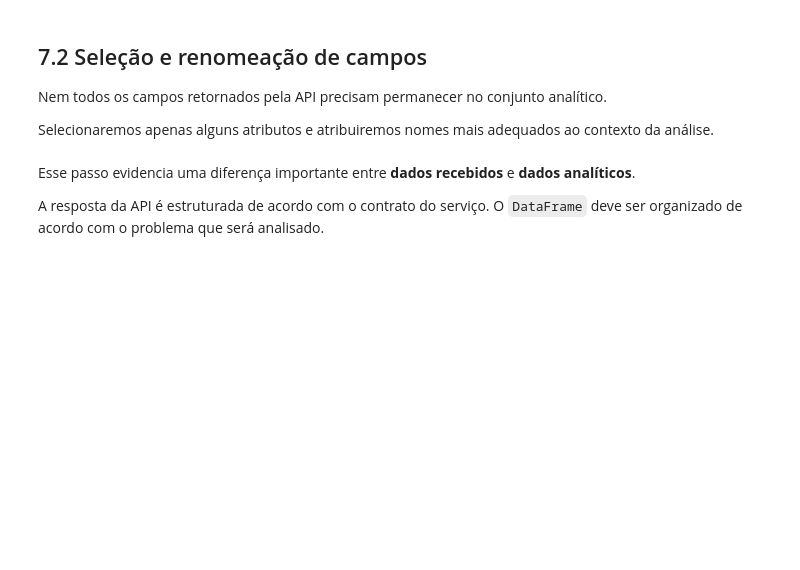
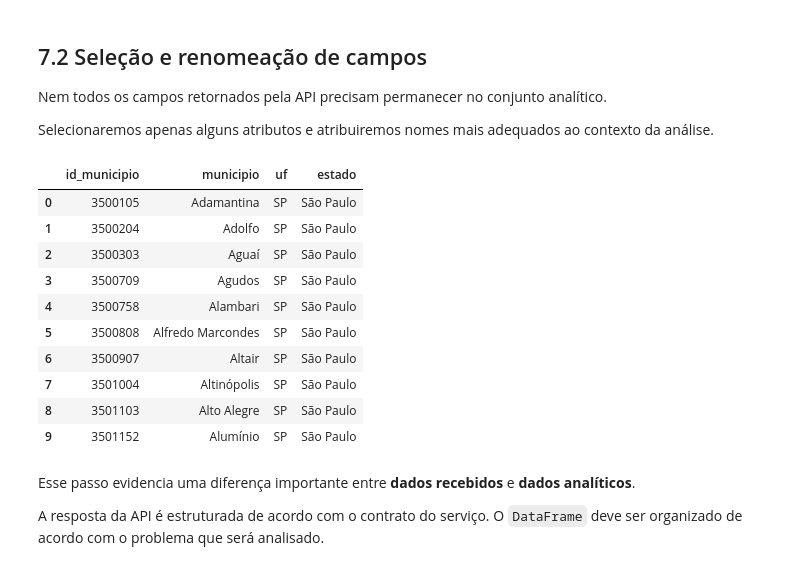
Before and after one commit to patrick0753/aulas_rafael_lapd, a Jupyter notebook: 5_Consumo_de_APIs_parte1.ipynb, the cells around one changed output. Cells and saved outputs as stored; diff of their text form; code cells hidden in the pictures; blank space fills up the shorter version.

```diff
--- a/5_Consumo_de_APIs_parte1.ipynb
+++ b/5_Consumo_de_APIs_parte1.ipynb
@@ -669,6 +749,30 @@ Quando queremos transformar estruturas aninhadas em formato tabular, `pd.json_no
 Nem todos os campos retornados pela API precisam permanecer no conjunto analítico.
 
 Selecionaremos apenas alguns atributos e atribuiremos nomes mais adequados ao contexto da análise.
+# %%
+colunas_ibge = {
+    "id": "id_municipio",
+    "nome": "municipio",
+    "microrregiao.mesorregiao.UF.sigla": "uf",
+    "microrregiao.mesorregiao.UF.nome": "estado"
+
+}
+df_municipios_resumo = (
+    df_municipios[list(colunas_ibge)].rename(columns=colunas_ibge).sort_values("municipio").reset_index(drop=True)
+)
+df_municipios_resumo.head(10)
+# %% [output]
+|  | id_municipio | municipio | uf | estado |
+| 0 | 3500105 | Adamantina | SP | São Paulo |
+| 1 | 3500204 | Adolfo | SP | São Paulo |
+| 2 | 3500303 | Aguaí | SP | São Paulo |
+| 3 | 3500709 | Agudos | SP | São Paulo |
+| 4 | 3500758 | Alambari | SP | São Paulo |
+| 5 | 3500808 | Alfredo Marcondes | SP | São Paulo |
+| 6 | 3500907 | Altair | SP | São Paulo |
+| 7 | 3501004 | Altinópolis | SP | São Paulo |
+| 8 | 3501103 | Alto Alegre | SP | São Paulo |
+| 9 | 3501152 | Alumínio | SP | São Paulo |
 # %% [markdown]
 Esse passo evidencia uma diferença importante entre **dados recebidos** e **dados analíticos**.
 
```
Also changed, not shown: parts of 14 cells of this notebook.
